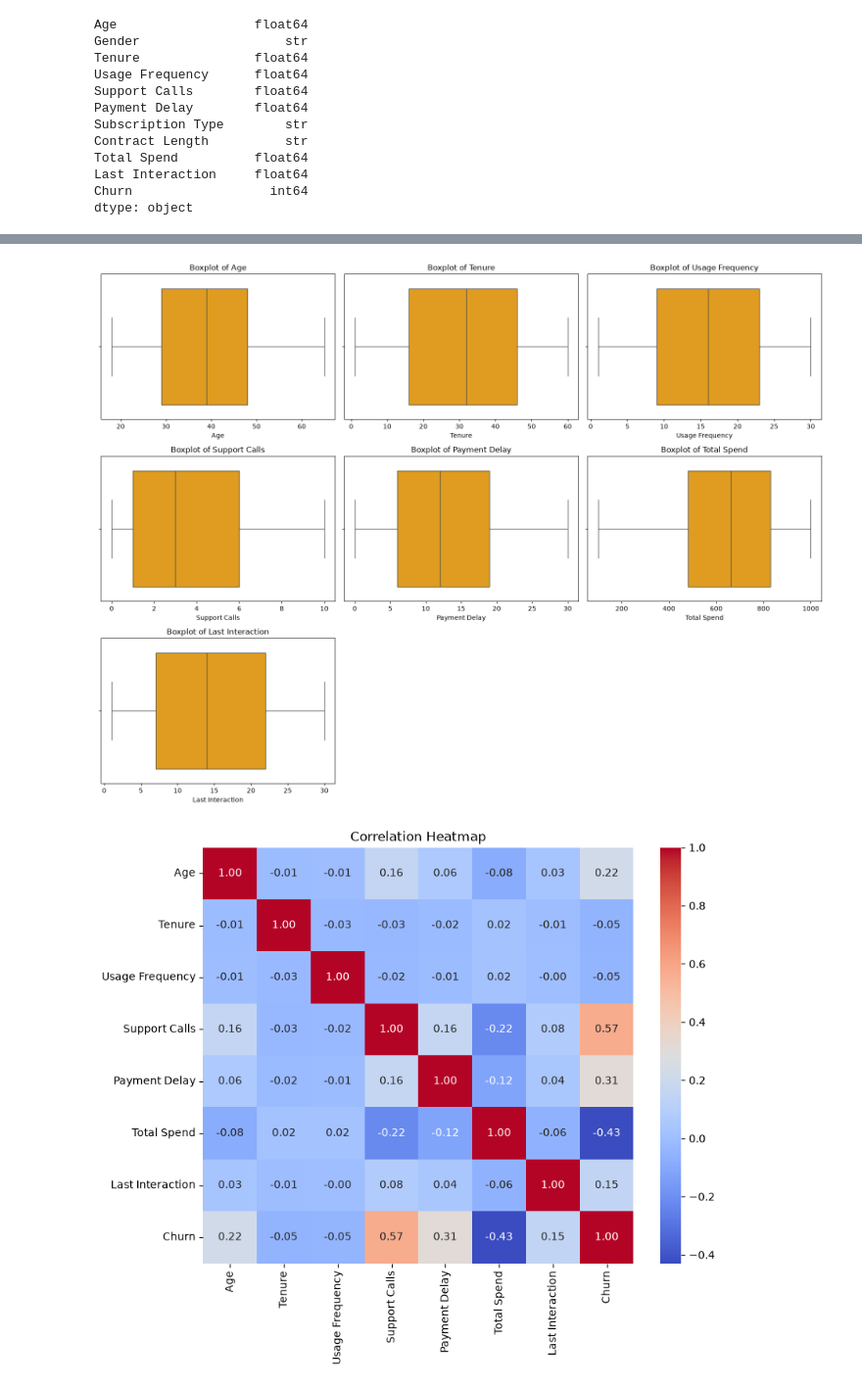
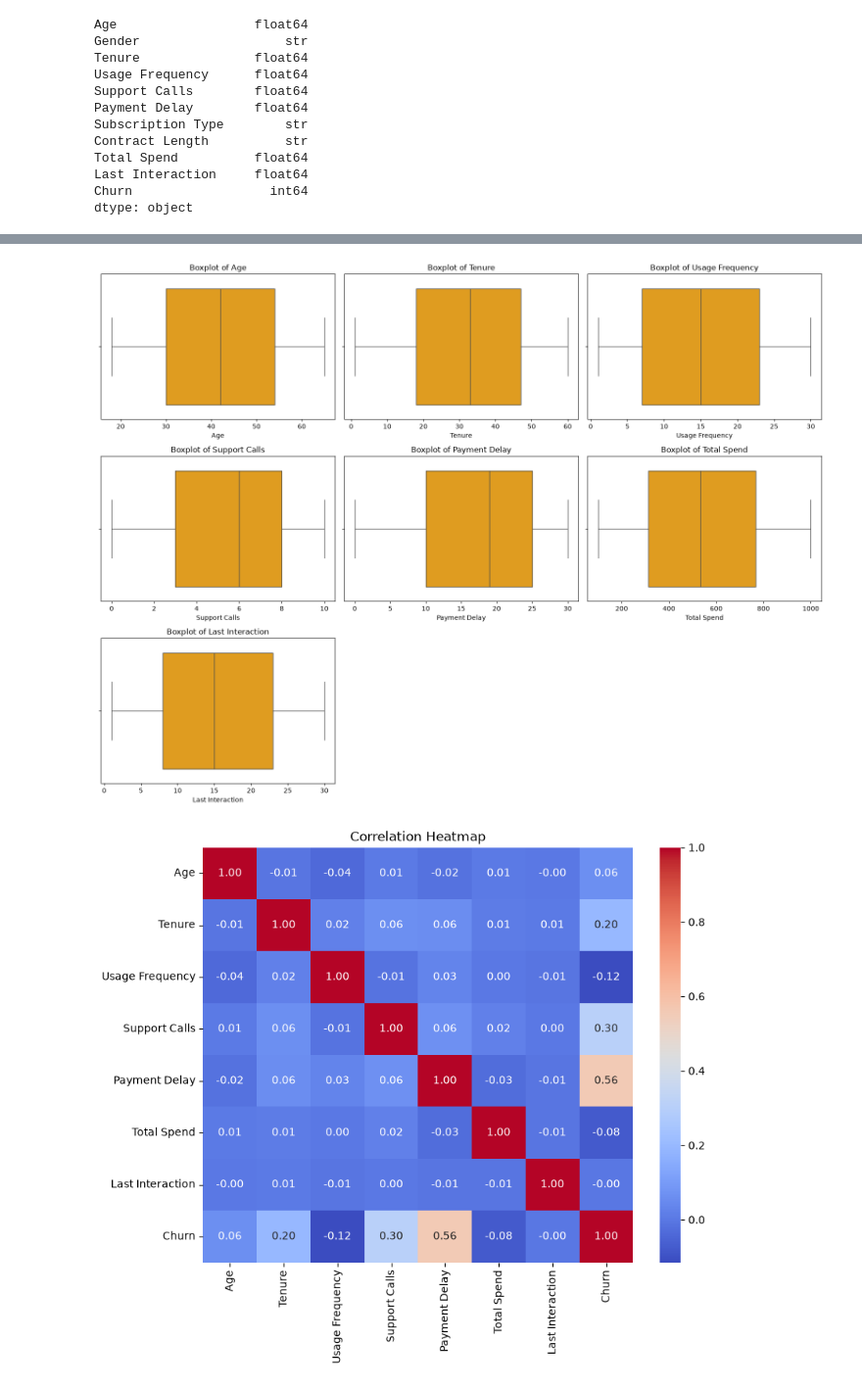
Before and after one commit to janaali2006/customer-churn-prediction, a Jupyter notebook: main (1).ipynb, the cells around one changed output, grey strips where cells are left out. Shown at 98% size. Cells and saved outputs as stored; diff of their text form; code cells hidden in the pictures.

```diff
--- a/main (1).ipynb
+++ b/main (1).ipynb
@@ -9,6 +9,5 @@ from sklearn.preprocessing import OneHotEncoder, StandardScaler
 
 from sklearn.metrics import (accuracy_score,precision_score,recall_score,f1_score,roc_auc_score,confusion_matrix,classification_report,ConfusionMatrixDisplay,roc_curve)
 # %%
-df_train = pd.read_csv ("customer_churn_dataset-training-master.csv")
-df_test = pd.read_csv ("customer_churn_dataset-testing-master.csv")
+df = pd.read_csv ("customer_churn_dataset-master.csv")
 # %%
@@ -65,7 +64,7 @@ df_train.duplicated().sum()
 # %% [output]
 np.int64(0)
 # %%
-df_train = df_train.drop(columns=["CustomerID"])
-df_train.head()
+df = df.drop(columns=["CustomerID"])
+df.head()
 # %% [output]
 |  | Age | Gender | Tenure | Usage Frequency | Support Calls | Payment Delay | Subscription Type | ... |
@@ -77,5 +76,5 @@ df_train.head()
 # %%
-df_train = df_train.dropna()
-df_train = df_train.drop_duplicates()
-print("Shape after dropping duplicates:", df_train.shape)
+df = df.dropna()
+df = df.drop_duplicates()
+print("Shape after dropping duplicates:", df.shape)
 # %% [output]
@@ -105,10 +104,10 @@ Churn
 Name: proportion, dtype: float64
 # %%
-df_train["Churn"] = df_train["Churn"].astype(int)
+df["Churn"] = df["Churn"].astype(int)
 for col in numerical_columns:
-    df_train[col] = df_train[col].astype(float)
+    df[col] = df[col].astype(float)
 
-df_train.dtypes
+df.dtypes
 # %% [output]
 Age                  float64
 Gender                   str
@@ -174,22 +173,22 @@ plt.show()
 fig, axes = plt.subplots(3, 3, figsize=(16, 12))
 axes = axes.flatten()
 for i, col in enumerate(numerical_columns):
-    sns.boxplot(x=df_train[col], ax=axes[i], color="orange")
+    sns.boxplot(x=df[col], ax=axes[i], color="orange")
     axes[i].set_title(f"Boxplot of {col}")
 for j in range(len(numerical_columns), len(axes)):
     fig.delaxes(axes[j])
 plt.tight_layout()
 plt.show()
 # %% [output]
-[figure, old version]
+[figure, new version]
 # %%
 plt.figure(figsize=(9, 7))
-corr = df_train[numerical_columns + ["Churn"]].corr()
+corr = df[numerical_columns + ["Churn"]].corr()
 sns.heatmap(corr, annot=True, fmt=".2f", cmap="coolwarm")
 plt.title("Correlation Heatmap")
 plt.show()
 # %% [output]
-[figure, old version]
+[figure, new version]
 # %%
 fig, axes = plt.subplots(1, 3, figsize=(18, 5))
 for i, col in enumerate(categorical_columns):
```
Also changed, not shown: parts of 23 cells of this notebook, 2 other files.
